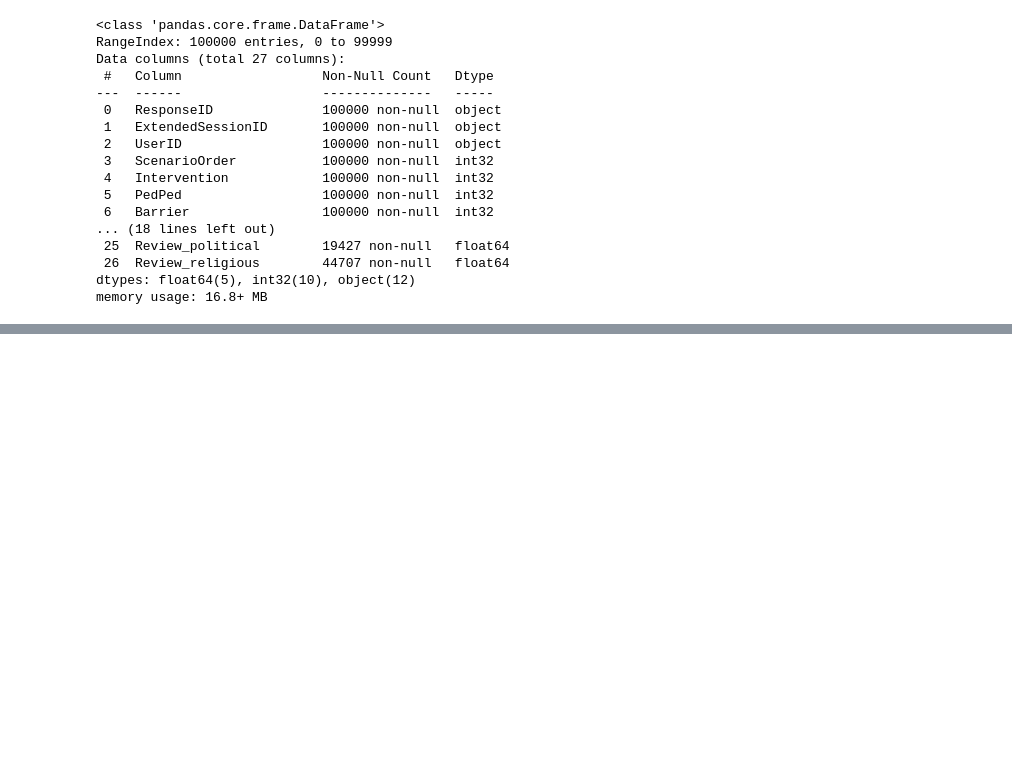
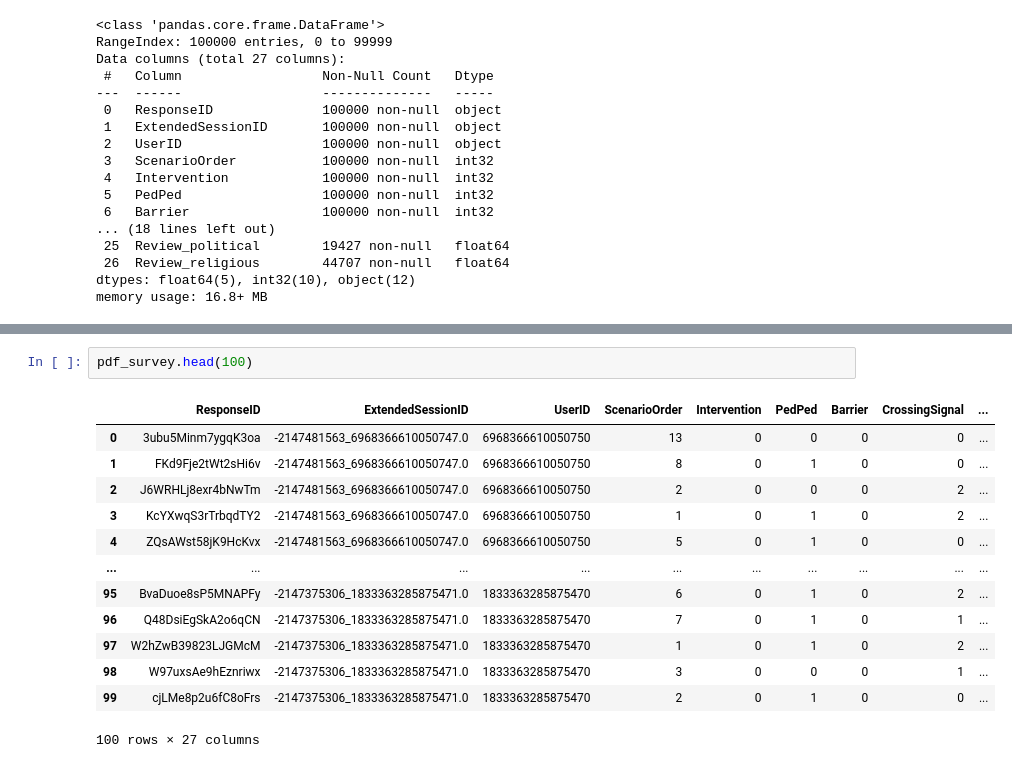
Before and after one commit to robertjhs/capstone1, a Jupyter notebook: ethicars.ipynb, the cells around one changed output, grey strips where cells are left out. Saved outputs shown, nothing was run; the diff lists cells and outputs as text; blank space fills up the shorter version.

```diff
--- a/ethicars.ipynb
+++ b/ethicars.ipynb
@@ -275,0 +290,16 @@ memory usage: 16.8+ MB
+# %%
+pdf_survey.head(100)
+# %% [output]
+|  | ResponseID | ExtendedSessionID | UserID | ScenarioOrder | Intervention | PedPed | Barrier | CrossingSignal | ... |
+| 0 | 3ubu5Minm7ygqK3oa | -2147481563_6968366610050747.0 | 6968366610050750 | 13 | 0 | 0 | 0 | 0 | ... |
+| 1 | FKd9Fje2tWt2sHi6v | -2147481563_6968366610050747.0 | 6968366610050750 | 8 | 0 | 1 | 0 | 0 | ... |
+| 2 | J6WRHLj8exr4bNwTm | -2147481563_6968366610050747.0 | 6968366610050750 | 2 | 0 | 0 | 0 | 2 | ... |
+| 3 | KcYXwqS3rTrbqdTY2 | -2147481563_6968366610050747.0 | 6968366610050750 | 1 | 0 | 1 | 0 | 2 | ... |
+| 4 | ZQsAWst58jK9HcKvx | -2147481563_6968366610050747.0 | 6968366610050750 | 5 | 0 | 1 | 0 | 0 | ... |
+| ... | ... | ... | ... | ... | ... | ... | ... | ... | ... |
+| 95 | BvaDuoe8sP5MNAPFy | -2147375306_1833363285875471.0 | 1833363285875470 | 6 | 0 | 1 | 0 | 2 | ... |
+| 96 | Q48DsiEgSkA2o6qCN | -2147375306_1833363285875471.0 | 1833363285875470 | 7 | 0 | 1 | 0 | 1 | ... |
+| 97 | W2hZwB39823LJGMcM | -2147375306_1833363285875471.0 | 1833363285875470 | 1 | 0 | 1 | 0 | 2 | ... |
+| 98 | W97uxsAe9hEznriwx | -2147375306_1833363285875471.0 | 1833363285875470 | 3 | 0 | 0 | 0 | 1 | ... |
+| 99 | cjLMe8p2u6fC8oFrs | -2147375306_1833363285875471.0 | 1833363285875470 | 2 | 0 | 1 | 0 | 0 | ... |
+100 rows × 27 columns
```
Also changed, not shown: parts of 9 cells of this notebook.
